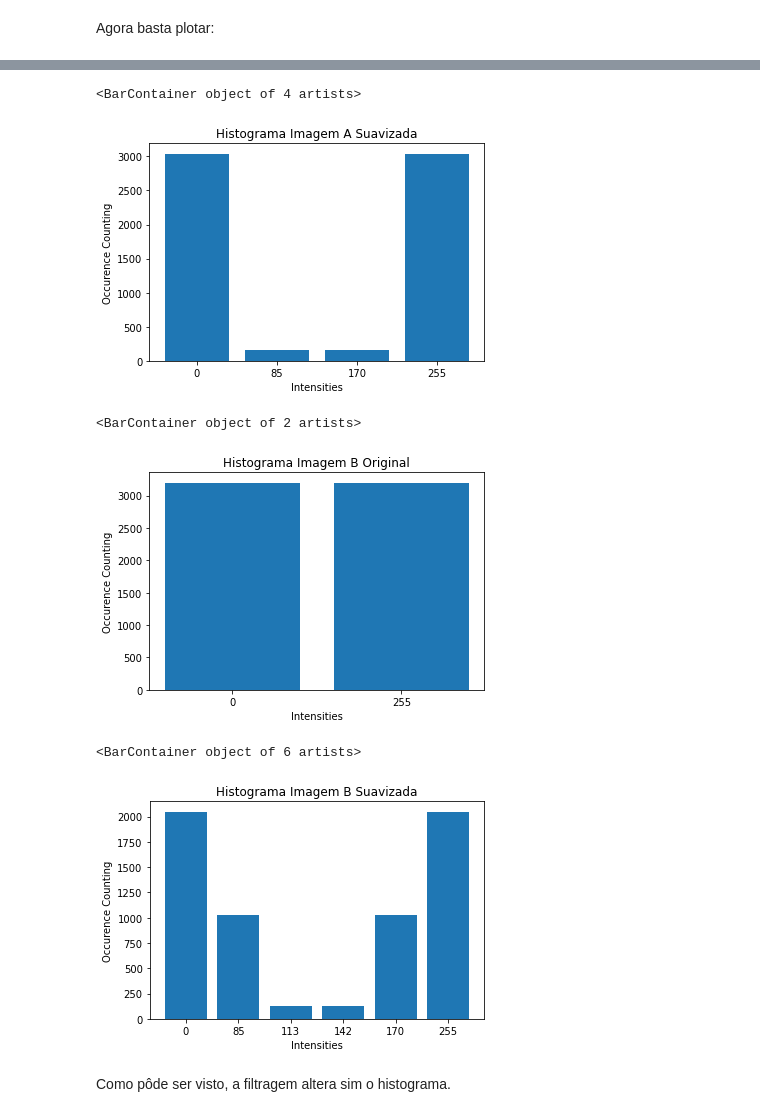
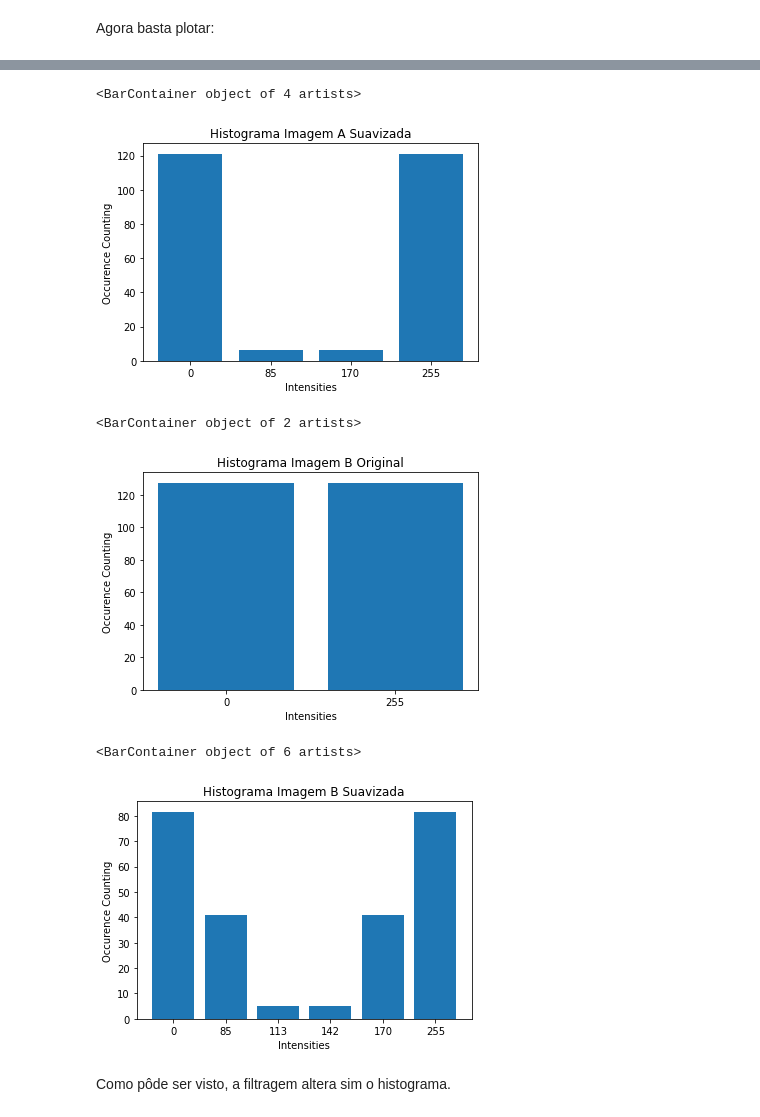
Before and after one commit to mtxslv/dca0445_dip, a Jupyter notebook: lista_periodo_2020_6/lista_pdi_mateus_de_assis.ipynb, the cells around one changed output, grey strips where cells are left out. Saved outputs shown, nothing was run; the diff lists cells and outputs as text; code cells hidden in the pictures.

```diff
--- a/lista_periodo_2020_6/lista_pdi_mateus_de_assis.ipynb
+++ b/lista_periodo_2020_6/lista_pdi_mateus_de_assis.ipynb
@@ -359,26 +363,26 @@ plt.bar([0,1],np.array([hist_b_preto,hist_b_branco]), tick_label = ("0","255"))
 plt.title("Histograma Imagem A Suavizada")
 plt.ylabel("Occurence Counting")
 plt.xlabel("Intensities")
-plt.bar([0,1,2,3],hist_a_suavizado, tick_label = ("0","85","170","255"))
+plt.bar([0,1,2,3],255*hist_a_suavizado/(80*80), tick_label = ("0","85","170","255"))
 # %% [output]
 <BarContainer object of 4 artists>
-[figure, old version]
+[figure, new version]
 # %%
 plt.title("Histograma Imagem B Original")
 plt.ylabel("Occurence Counting")
 plt.xlabel("Intensities")
-plt.bar([0,1],np.array([hist_a_preto,hist_a_branco]), tick_label = ("0","255"))
+plt.bar([0,1],255*np.array([hist_a_preto,hist_a_branco])/(80*80), tick_label = ("0","255"))
 # %% [output]
 <BarContainer object of 2 artists>
-[figure, old version]
+[figure, new version]
 # %%
 plt.title("Histograma Imagem B Suavizada")
 plt.ylabel("Occurence Counting")
 plt.xlabel("Intensities")
-plt.bar([0,1,2,3,4,5],hist_b_suavizado, tick_label = ("0","85","113","142","170","255")) #0 85 113 142 170 255
+plt.bar([0,1,2,3,4,5],255*hist_b_suavizado/(80*80), tick_label = ("0","85","113","142","170","255")) #0 85 113 142 170 255
 # %% [output]
 <BarContainer object of 6 artists>
-[figure, old version]
+[figure, new version]
 # %% [markdown]
 Como pôde ser visto, a filtragem altera sim o histograma.
 # %% [markdown]
```
Also changed, not shown: parts of 13 cells of this notebook.
